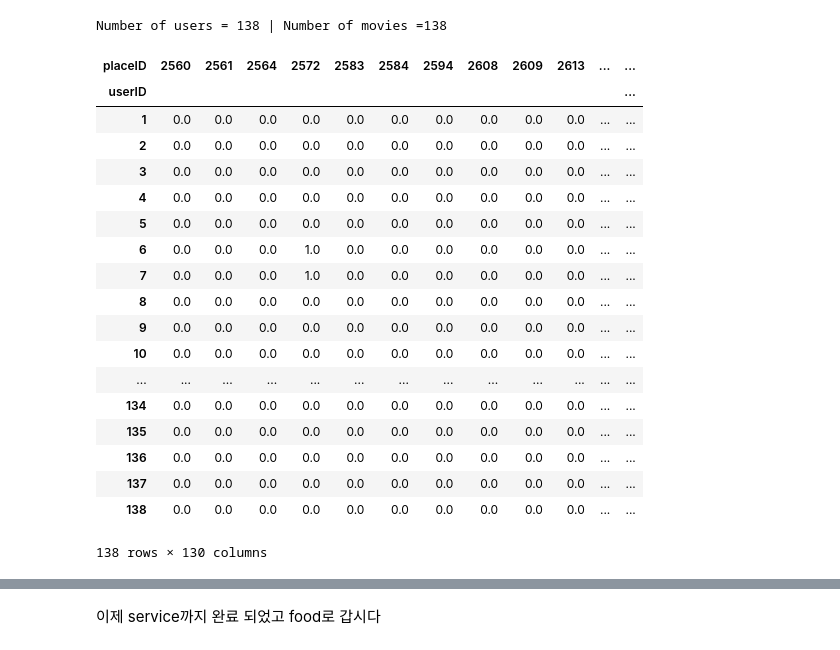
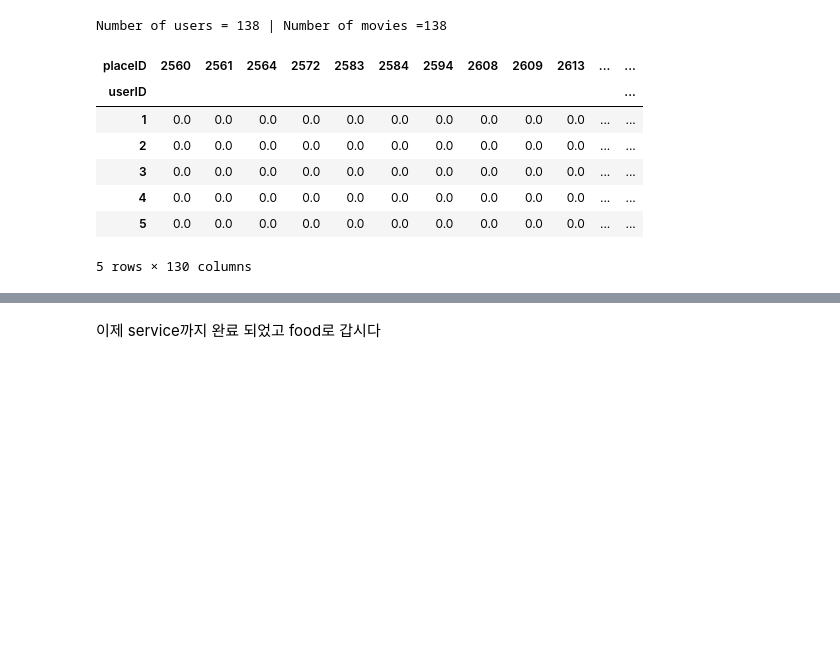
Before and after one commit to kyw948/recommandation_system_example, a Jupyter notebook: recommendation_system_svd_nmf.ipynb, the cells around one changed output, grey strips where cells are left out. Cells and saved outputs as stored; diff of their text form; code cells hidden in the pictures; blank space fills up the shorter version.

```diff
--- a/recommendation_system_svd_nmf.ipynb
+++ b/recommendation_system_svd_nmf.ipynb
@@ -133,26 +87,15 @@ service_index = criteria_service.set_index('placeID')
 service_index = pd.pivot_table(service_index,index='userID', columns='placeID',values='service_rating')
 service_index.fillna(0, inplace=True)
 # %%
-service_index
+service_index.head()
 # %% [output]
 | placeID | 2560 | 2561 | 2564 | 2572 | 2583 | 2584 | 2594 | 2608 | 2609 | 2613 | ... | ... |
 | userID |  |  |  |  |  |  |  |  |  |  |  | ... |
 | 1 | 0.0 | 0.0 | 0.0 | 0.0 | 0.0 | 0.0 | 0.0 | 0.0 | 0.0 | 0.0 | ... | ... |
 | 2 | 0.0 | 0.0 | 0.0 | 0.0 | 0.0 | 0.0 | 0.0 | 0.0 | 0.0 | 0.0 | ... | ... |
 | 3 | 0.0 | 0.0 | 0.0 | 0.0 | 0.0 | 0.0 | 0.0 | 0.0 | 0.0 | 0.0 | ... | ... |
 | 4 | 0.0 | 0.0 | 0.0 | 0.0 | 0.0 | 0.0 | 0.0 | 0.0 | 0.0 | 0.0 | ... | ... |
 | 5 | 0.0 | 0.0 | 0.0 | 0.0 | 0.0 | 0.0 | 0.0 | 0.0 | 0.0 | 0.0 | ... | ... |
-| 6 | 0.0 | 0.0 | 0.0 | 1.0 | 0.0 | 0.0 | 0.0 | 0.0 | 0.0 | 0.0 | ... | ... |
-| 7 | 0.0 | 0.0 | 0.0 | 1.0 | 0.0 | 0.0 | 0.0 | 0.0 | 0.0 | 0.0 | ... | ... |
-| 8 | 0.0 | 0.0 | 0.0 | 0.0 | 0.0 | 0.0 | 0.0 | 0.0 | 0.0 | 0.0 | ... | ... |
-| 9 | 0.0 | 0.0 | 0.0 | 0.0 | 0.0 | 0.0 | 0.0 | 0.0 | 0.0 | 0.0 | ... | ... |
-| 10 | 0.0 | 0.0 | 0.0 | 0.0 | 0.0 | 0.0 | 0.0 | 0.0 | 0.0 | 0.0 | ... | ... |
-| ... | ... | ... | ... | ... | ... | ... | ... | ... | ... | ... | ... | ... |
-| 134 | 0.0 | 0.0 | 0.0 | 0.0 | 0.0 | 0.0 | 0.0 | 0.0 | 0.0 | 0.0 | ... | ... |
-| 135 | 0.0 | 0.0 | 0.0 | 0.0 | 0.0 | 0.0 | 0.0 | 0.0 | 0.0 | 0.0 | ... | ... |
-| 136 | 0.0 | 0.0 | 0.0 | 0.0 | 0.0 | 0.0 | 0.0 | 0.0 | 0.0 | 0.0 | ... | ... |
-| 137 | 0.0 | 0.0 | 0.0 | 0.0 | 0.0 | 0.0 | 0.0 | 0.0 | 0.0 | 0.0 | ... | ... |
-| 138 | 0.0 | 0.0 | 0.0 | 0.0 | 0.0 | 0.0 | 0.0 | 0.0 | 0.0 | 0.0 | ... | ... |
-138 rows × 130 columns
+5 rows × 130 columns
 # %%
 service_numpy = np.array(service_index).astype(np.float32)
```
Also changed, not shown: parts of 18 cells of this notebook.
